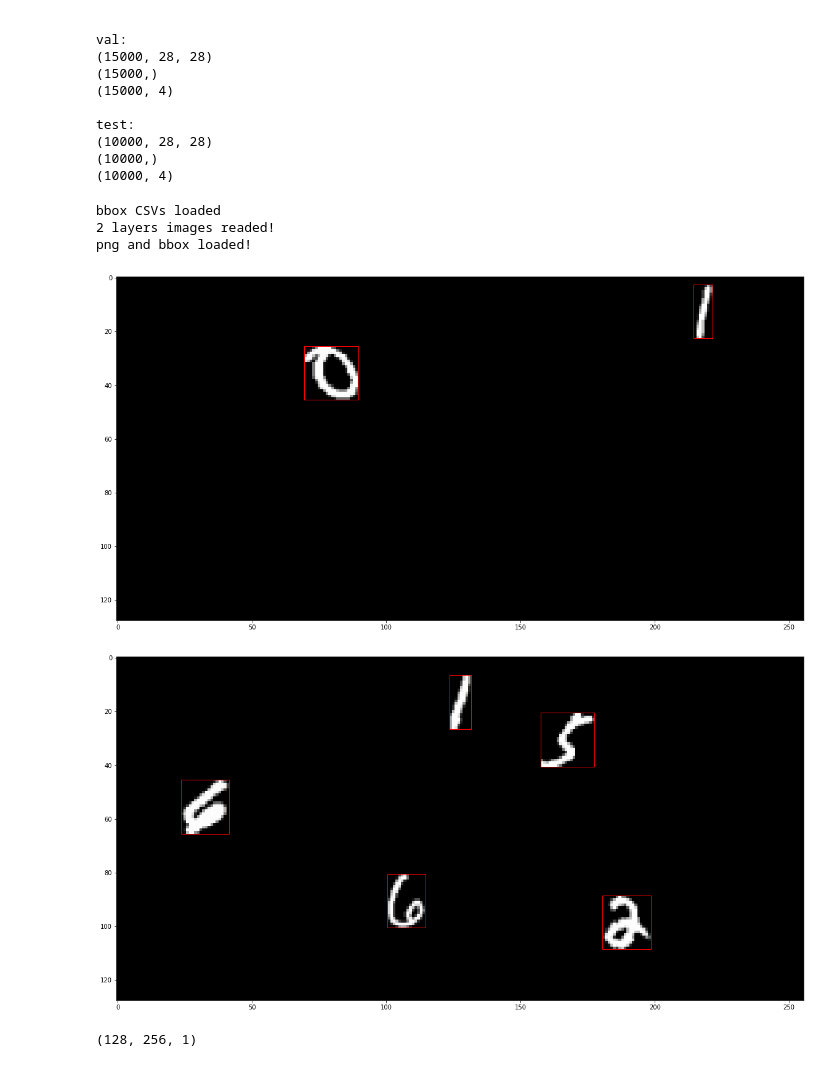
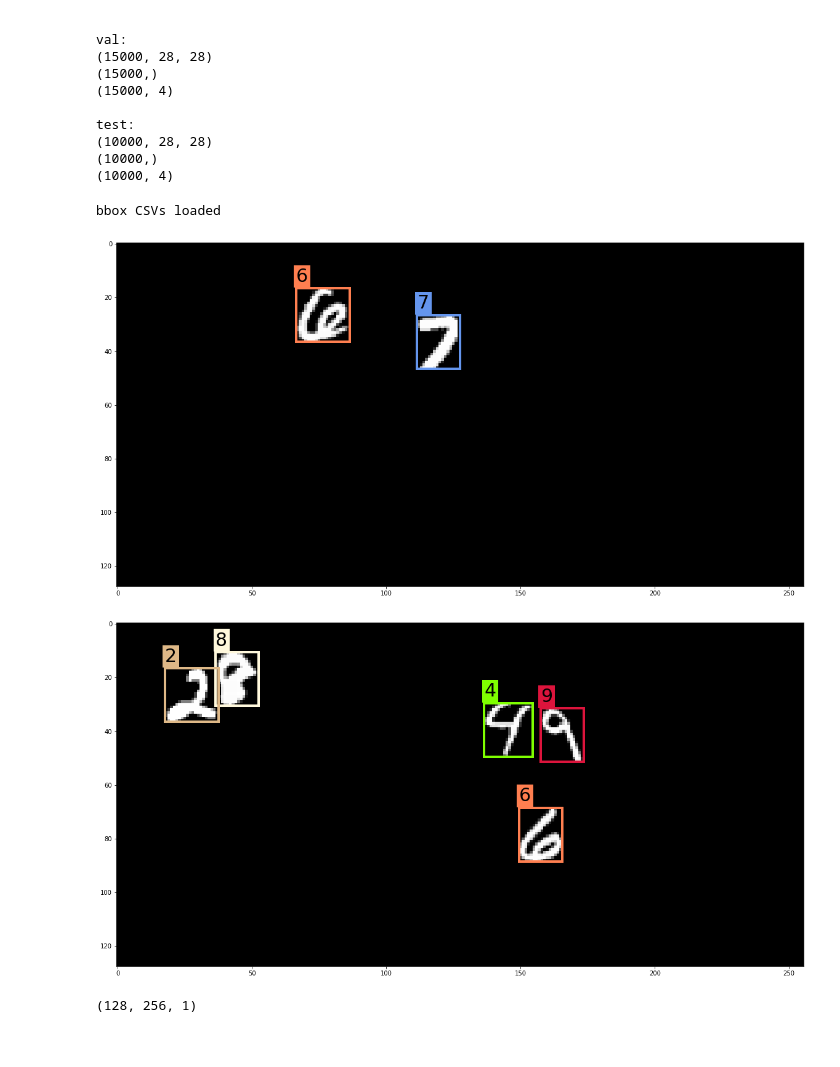
Before and after one commit to 0r4nd/HandwritingRecognition, a Jupyter notebook: notebooks/HandwritingRecognition.ipynb, the cells around one changed output. Saved outputs shown, nothing was run; the diff lists cells and outputs as text; code cells hidden in the pictures.

Commit message:
class id draw

```diff
--- a/notebooks/HandwritingRecognition.ipynb
+++ b/notebooks/HandwritingRecognition.ipynb
@@ -590,39 +755,38 @@ test:
 # %%
 try: # python
     dataset_dir = os.path.join(os.path.dirname(os.path.abspath(__file__)), "..", "dataset")
 except NameError: # jupyter notebook
     dataset_dir = os.path.join(os.path.dirname(os.getcwd()), 'dataset')
 
 (X_train, y_train), (X_test, y_test) = datasets.mnist.load_data(path="mnist.npz")
 og = ObjectDetectionGenerator(X_train, y_train, X_test, y_test, dataset_dir,
-                              layers_width=256,layers_height=128)
+                              layers_width=256,layers_height=128,
+                              labels=["0","1","2","3","4","5","6","7","8","9"])
 og.load_sprites()
 #og.transform_scale([28.,28.])
 
 #og.reset_layers()
 og.add_layer()
-og._draw_random_sprites(0, 2)
+og.layer_draw_random_sprites(0, 2)
 og.add_layer()
-og._draw_random_sprites(1, 5)
+og.layer_draw_random_sprites(1, 5)
 
 #og.show_layer(0)
 #og.show_layer(1)
 
 #print(og.layers["aabb_train"])
 #print(pd.Series(og.layers["aabb_train"]).to_json(orient='values'))
-og.load_layers()
+#og.load_layers()
 
 
 #write_layers(og, "train")
 #read_layers(og, "train")
 og.show_layer(0)
 og.show_layer(1)
 # %% [output]
 bbox CSVs loaded
-2 layers images readed!
-png and bbox loaded!
-[figure, old version]
+[figure, new version]
-[figure, old version]
+[figure, new version]
 # %%
 og.clean_layer(0)
 og._draw_packed_sprites(0, 100)
```
Also changed, not shown: parts of 5 cells of this notebook.
